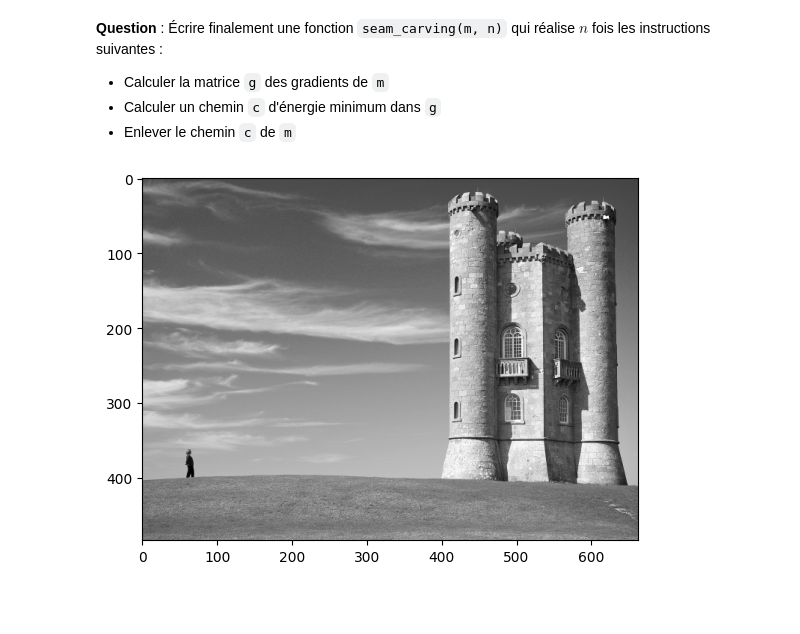
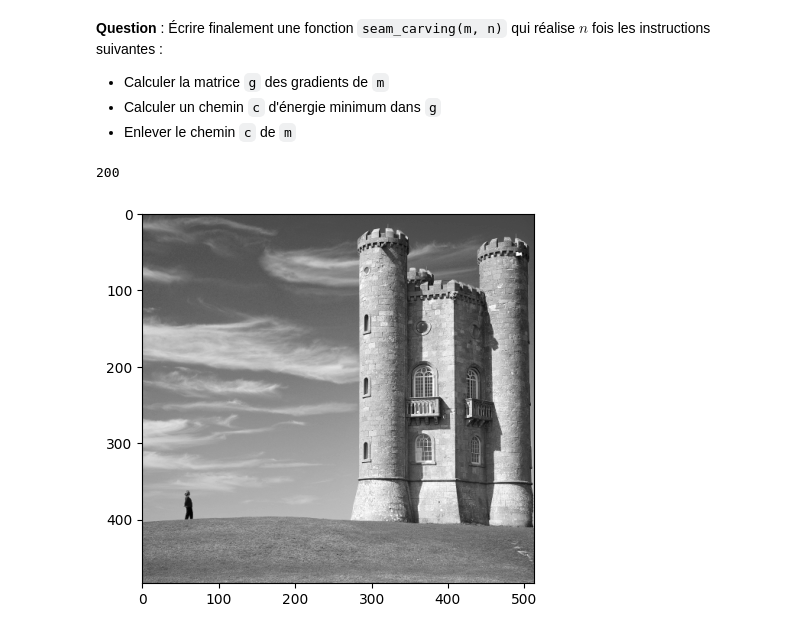
Before and after one commit to arsnm/info-mp2, a Jupyter notebook: info-tc/dm/dmSeamCarving/dmSeamCarving.ipynb, the cells around one changed output. Cells and saved outputs as stored; diff of their text form; code cells hidden in the pictures; blank space fills up the shorter version.

```diff
--- a/info-tc/dm/dmSeamCarving/dmSeamCarving.ipynb
+++ b/info-tc/dm/dmSeamCarving/dmSeamCarving.ipynb
@@ -211,14 +211,17 @@ c[:10] # affichage des 10 premières valeurs de c
 - Calculer un chemin `c` d'énergie minimum dans `g`
 - Enlever le chemin `c` de `m`
 # %%
-def seam_carving(m:np.ndarray, n:int):
+def seam_carving(m:np.ndarray, n:int, counter=False):
     m_res = m.copy()
     for i in range(n+1):
         c = min_chemin(dp_chemin(matrice_gradient(m_res)))
         m_res = enlever_chemin(m_res, c)
+        if counter:
+            print(i, end='\r')
     return m_res
 # %%
-seam_carving_im = seam_carving(m, 50) # on enlève 200 colonnes
+seam_carving_im = seam_carving(m, 200, True) # on enlève 200 colonnes
 plt.imshow(seam_carving_im, cmap='gray');
 # %% [output]
+200
-[figure, old version]
+[figure, new version]
```
Also changed, not shown: 2 other files.
